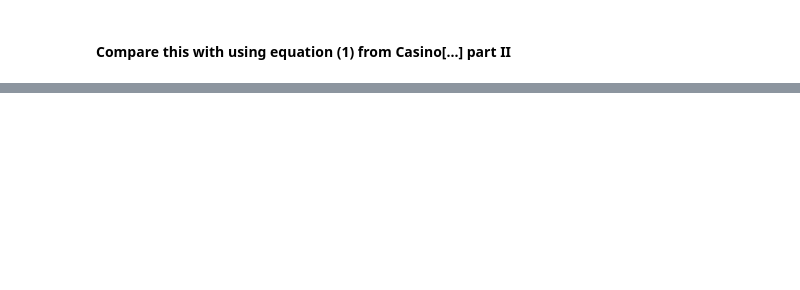
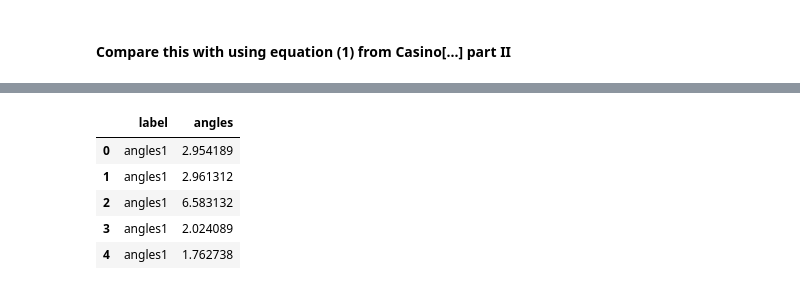
Before and after one commit to elena-pascal/MC-discrete, a Jupyter notebook: angular.ipynb, the cells around one changed output, grey strips where cells are left out. Drawn from its saved outputs; the diff is of its cells as text; code cells hidden in the pictures; blank space fills up the shorter version.

```diff
--- a/angular.ipynb
+++ b/angular.ipynb
@@ -91,7 +92,13 @@ def theta(E, Z, rands):
 # %%
 Z_Al = 13
 # incident energy
-E_Al = UnitScalar(20000, units="eV")
+#E_Al = UnitScalar(20000, units="eV")
+E_Al = 20000.
+
+#Ec_Al = UnitScalar(500, units="eV")
+Ec_Al = 10.
+
+Emin = 5000.
 # %% [markdown]
 #### Rutherford scattering angle probability
 # %%
@@ -184,7 +191,7 @@ def funcOmega(theta, E, Z):
     '''
     return (np.cos(np.radians(theta))-1)*(1+alpha(E, Z,))/(np.cos(np.radians(theta))-1-2*alpha(E, Z,))
 # %%
-angles = np.linspace(0, 180, 360)
+angles = np.linspace(0, 180, 200)
 
 prob = []
 for angle in angles:
@@ -253,0 +309,5 @@ fig.show()
+# %%
+%%time
+deterministic1 = deterministic_gen1(a=0, b=180, name="deterministic1")
+
+angles1 = np.degrees((deterministic1.rvs(size=200)))
@@ -253,0 +318,5 @@ fig.show()
+# %%
+%%time
+deterministic2 = deterministic_gen2(a=0, b=180, name="deterministic2")
+
+angles2=(deterministic2.rvs(size=200))
@@ -253,0 +326,12 @@ fig.show()
+# %%
+data = pd.DataFrame({'label':'angles1','angles': angles1})
+df   = pd.DataFrame({'label':'angles2','angles': angles2})
+data = data.append(df, ignore_index=True)
+data.head()
+# %% [output]
+|  | label | angles |
+| 0 | angles1 | 2.954189 |
+| 1 | angles1 | 2.961312 |
+| 2 | angles1 | 6.583132 |
+| 3 | angles1 | 2.024089 |
+| 4 | angles1 | 1.762738 |
```
Also changed, not shown: parts of 23 cells of this notebook, 11 other files.
